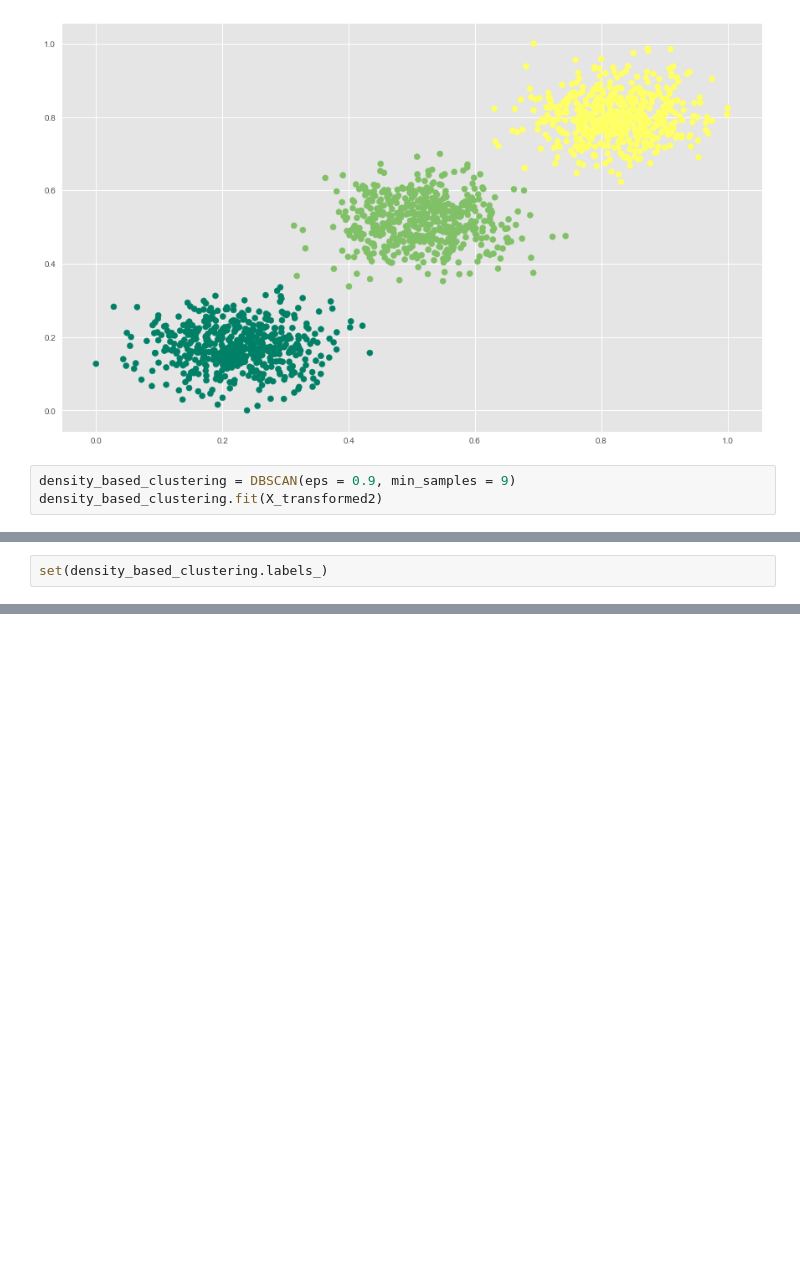
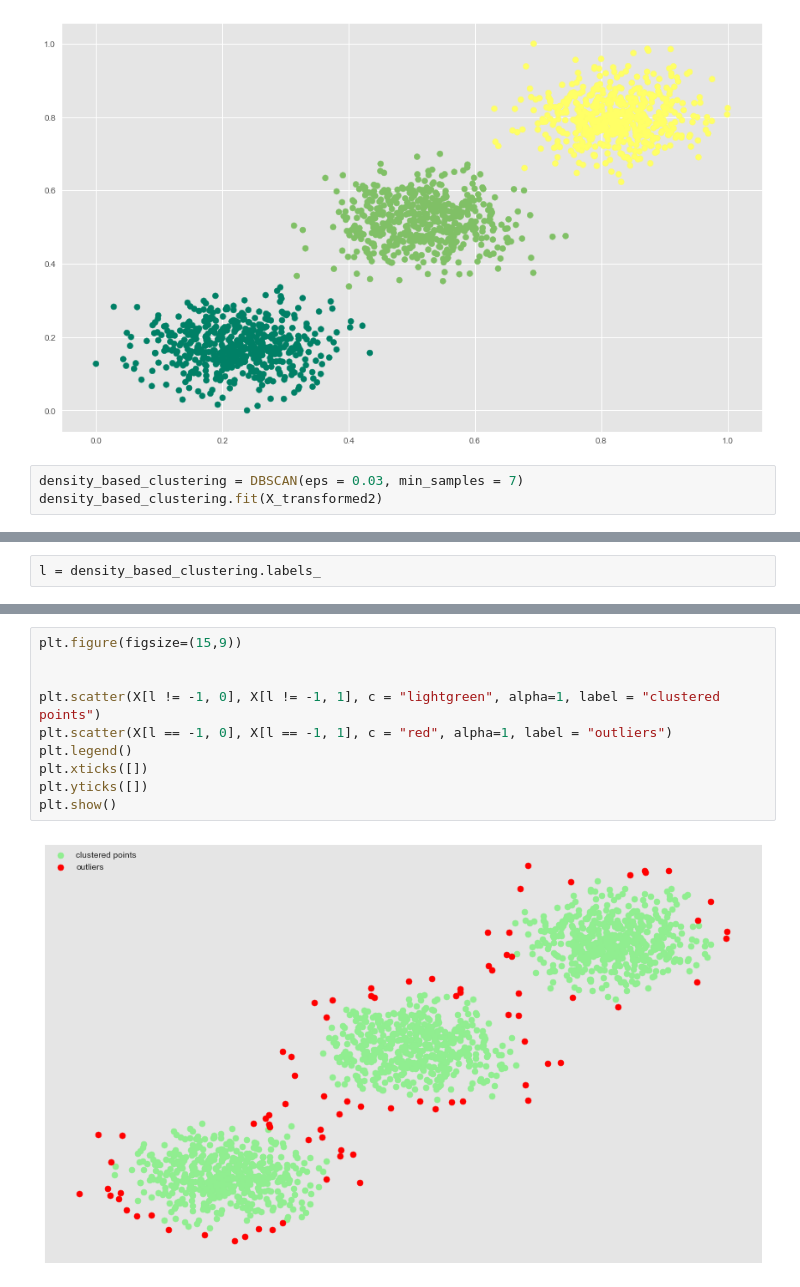
Before and after one commit to HarshitDawar55/Machine_And_Deep_Learning, a Jupyter notebook: Projects/Machine_Learning_Projects/Density_Based_Clustering/Density_Based_Clustering(DBSCAN).ipynb, the cells around one changed output, grey strips where cells are left out. Saved outputs shown, nothing was run; the diff lists cells and outputs as text; blank space fills up the shorter version.

```diff
--- a/Projects/Machine_Learning_Projects/Density_Based_Clustering/Density_Based_Clustering(DBSCAN).ipynb
+++ b/Projects/Machine_Learning_Projects/Density_Based_Clustering/Density_Based_Clustering(DBSCAN).ipynb
@@ -35,6 +38,6 @@ plt.show()
 # %% [output]
 [figure]
 # %%
-density_based_clustering = DBSCAN(eps = 0.9, min_samples = 9)
+density_based_clustering = DBSCAN(eps = 0.03, min_samples = 7)
 density_based_clustering.fit(X_transformed2)
 # %% [output]
@@ -51,2 +63,2 @@ array([0])
 # %%
-set(density_based_clustering.labels_)
+l = density_based_clustering.labels_
@@ -61,0 +65,12 @@ array([ 1.  ,  3.25,  5.5 ,  7.75, 10.  ])
+# %%
+plt.figure(figsize=(15,9))
+
+
+plt.scatter(X[l != -1, 0], X[l != -1, 1], c = "lightgreen", alpha=1, label = "clustered points")
+plt.scatter(X[l == -1, 0], X[l == -1, 1], c = "red", alpha=1, label = "outliers")
+plt.legend()
+plt.xticks([])
+plt.yticks([])
+plt.show()
+# %% [output]
+[figure, added]
```
Also changed, not shown: parts of 11 cells of this notebook.
